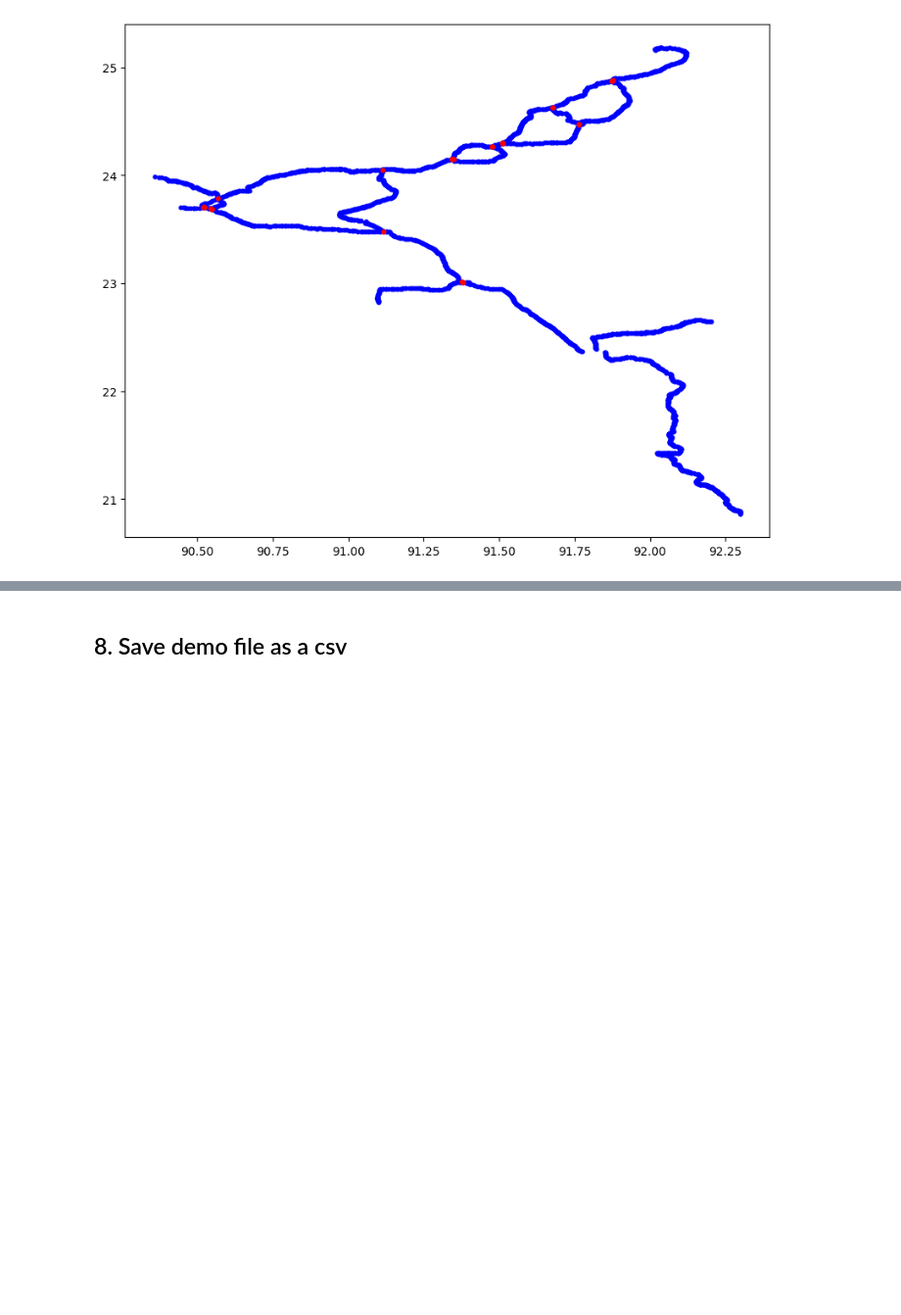
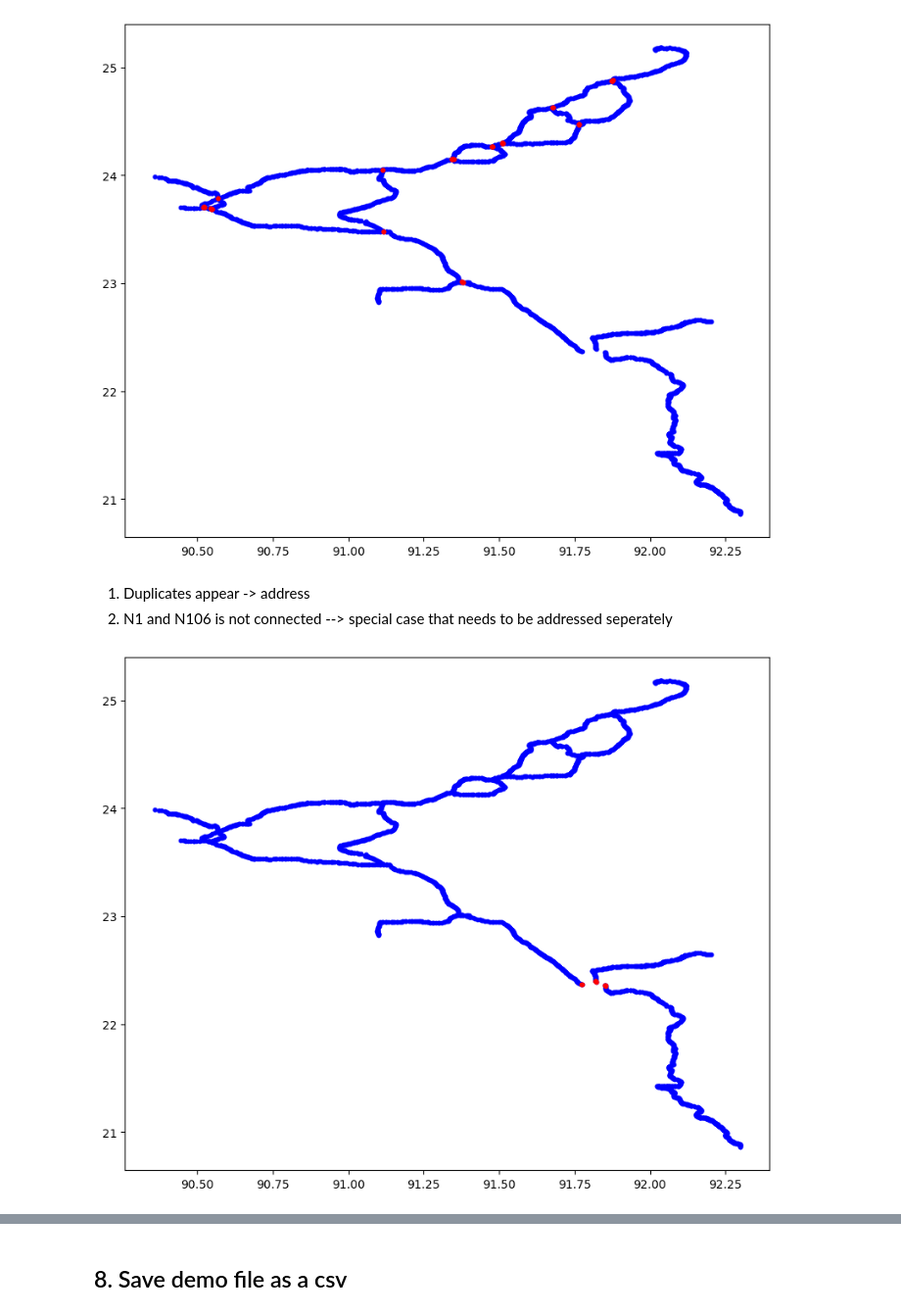
Before and after one commit to daniela1998/Advanced-Simulation-Assignments, a Jupyter notebook: Assignment 3/EPA133a-G16-A3_demo_generator/notebook/CreateDemoFile - Rachel.ipynb, the cells around one changed output, grey strips where cells are left out. Shown at 98% size. Cells and saved outputs as stored; diff of their text form; code cells hidden in the pictures; blank space fills up the shorter version.

```diff
--- a/Assignment 3/EPA133a-G16-A3_demo_generator/notebook/CreateDemoFile - Rachel.ipynb
+++ b/Assignment 3/EPA133a-G16-A3_demo_generator/notebook/CreateDemoFile - Rachel.ipynb
@@ -530,3 +530,43 @@ plt.scatter(df_intersection['lon'], df_intersection['lat'], s=10, c='red')
 plt.show()
 # %% [output]
 [figure]
+# %% [markdown]
+1. Duplicates appear -> address
+2. N1 and N106 is not connected --> special case that needs to be addressed seperately
+# %%
+# find_nearest_roads function between specific 2 roads, itterate over both roads id
+def find_nearest_roads_2(df, road1, road2):
+    df = df.copy()
+    df['nearest_road'] = np.nan
+    df['distance_to_nearest_road'] = np.nan
+
+    for i, row in df.iterrows():
+        lat1, lon1 = row['lat'], row['lon']
+        road = row['road']
+        if road == road1:
+            other_roads = df[df['road'] == road2]
+        elif road == road2:
+            other_roads = df[df['road'] == road1]
+        else:
+            continue
+        distances = other_roads.apply(lambda x: haversine(lat1, lon1, x['lat'], x['lon']), axis=1)
+        nearest_road = other_roads.loc[distances.idxmin(), 'id']
+        distance_to_nearest_road = distances.min()
+        df.loc[i, 'nearest_road'] = nearest_road
+        df.loc[i, 'distance_to_nearest_road'] = distance_to_nearest_road
+
+    return df
+# %%
+df_N1_N106 = find_nearest_roads_2(df_filtered_25, 'N1', 'N106')
+# %%
+N1_N106 = df_N1_N106.sort_values(by='distance_to_nearest_road').head(10)
+# %%
+# plot the whole road but assign different color to df_N1_N106
+plt.figure(figsize=(10, 8))
+
+plt.scatter(df_1['lon'], df_1['lat'], s=10, c='blue')
+plt.scatter(N1_N106['lon'], N1_N106['lat'], s=10, c='red')
+
+plt.show()
+# %% [output]
+[figure, added]
```
Also changed, not shown: parts of 4 cells of this notebook.
